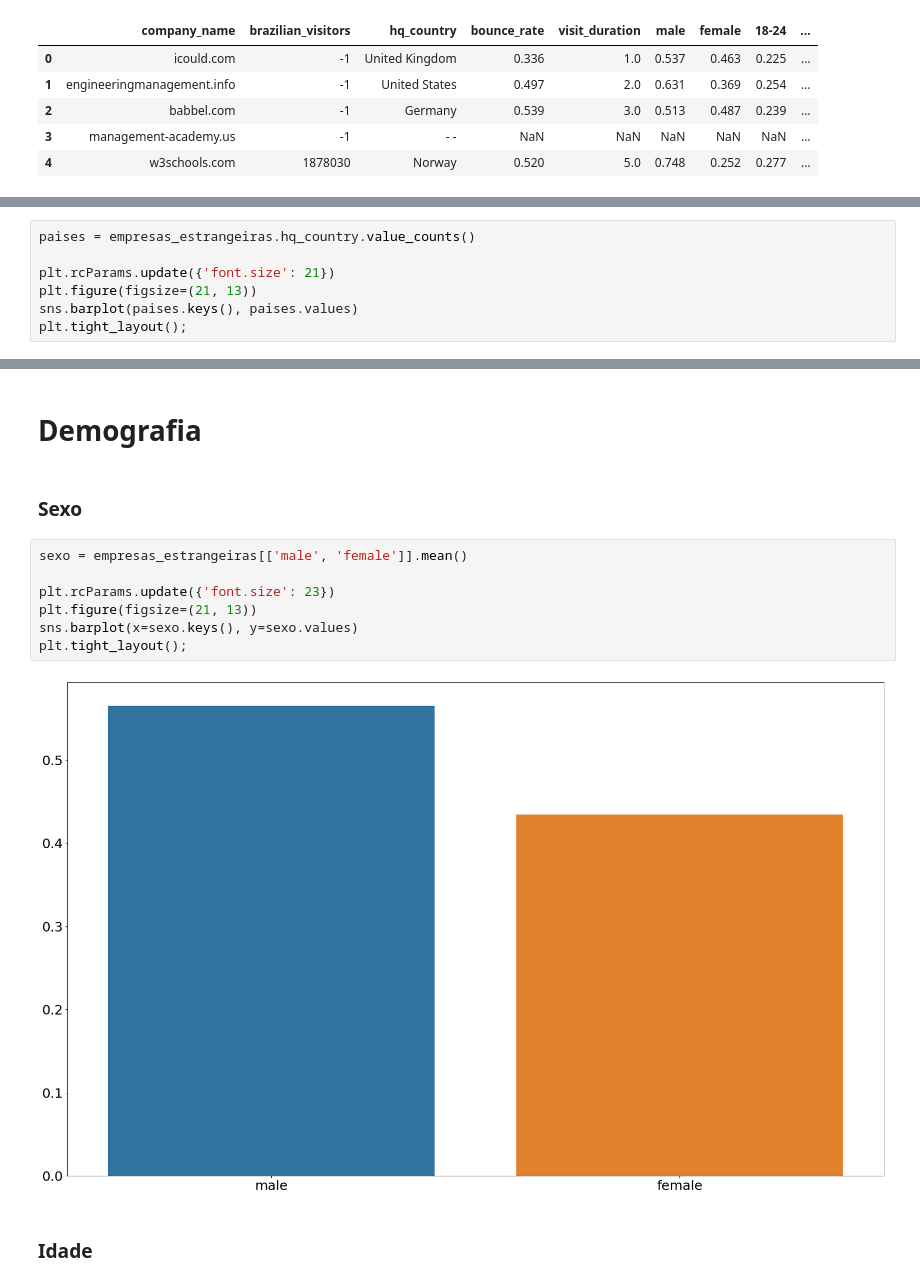
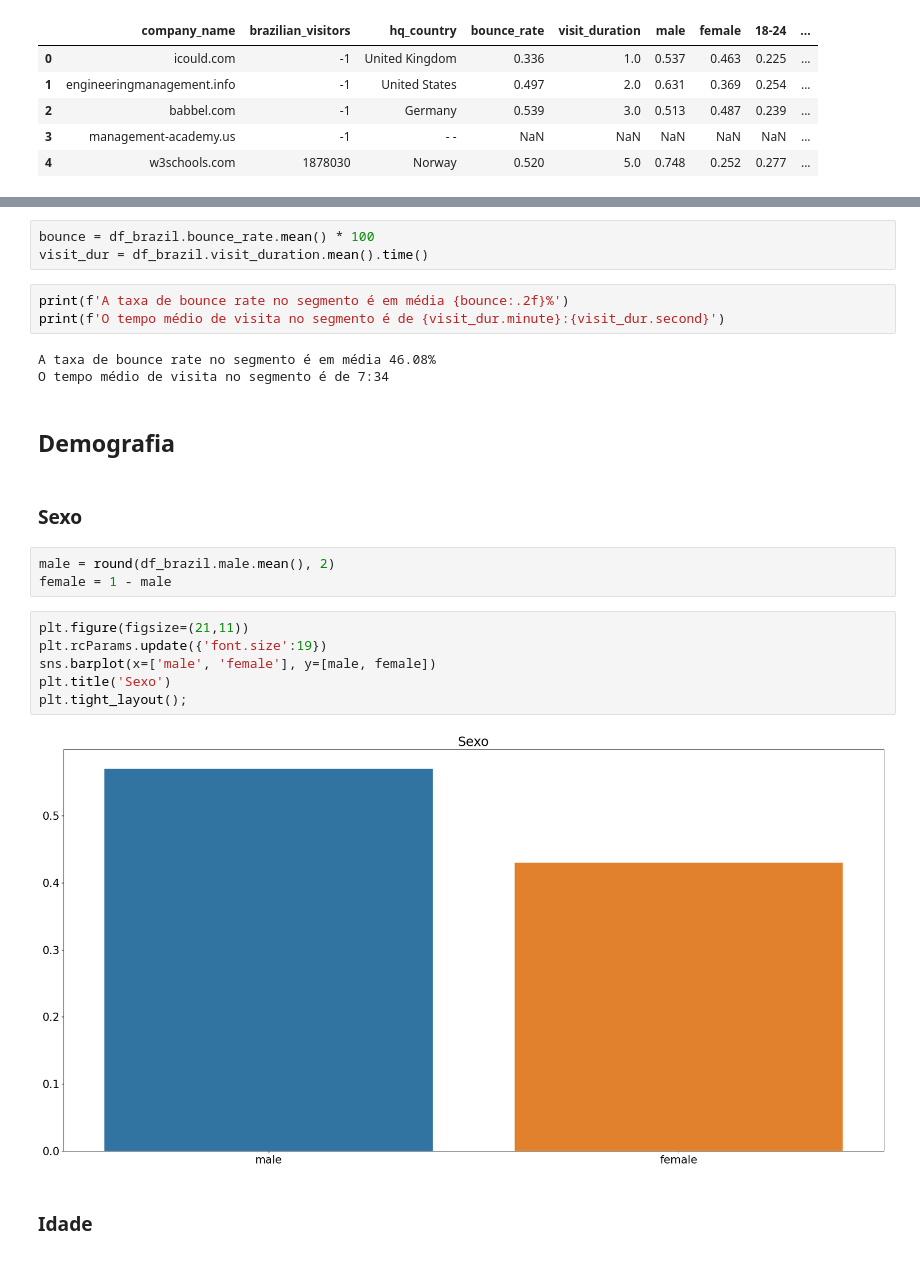
Before and after one commit to vitorsouton/estudo_mercado, a Jupyter notebook: fase2/elearning/notebooks/Analise.ipynb, the cells around one changed output, grey strips where cells are left out. Drawn from its saved outputs; the diff is of its cells as text.

```diff
--- a/fase2/elearning/notebooks/Analise.ipynb
+++ b/fase2/elearning/notebooks/Analise.ipynb
@@ -73,7 +68,0 @@ empresas_estrangeiras.visit_duration.mean()
-# %%
-paises = empresas_estrangeiras.hq_country.value_counts()
-
-plt.rcParams.update({'font.size': 21})
-plt.figure(figsize=(21, 13))
-sns.barplot(paises.keys(), paises.values)
-plt.tight_layout();
@@ -82,16 +69,27 @@ plt.tight_layout();
+# %%
+bounce = df_brazil.bounce_rate.mean() * 100
+visit_dur = df_brazil.visit_duration.mean().time()
+# %%
+print(f'A taxa de bounce rate no segmento é em média {bounce:.2f}%')
+print(f'O tempo médio de visita no segmento é de {visit_dur.minute}:{visit_dur.second}')
+# %% [output]
+A taxa de bounce rate no segmento é em média 46.08%
+O tempo médio de visita no segmento é de 7:34
 # %% [markdown]
-# Demografia
+## Demografia
 # %% [markdown]
 ### Sexo
 # %%
-sexo = empresas_estrangeiras[['male', 'female']].mean()
-
-plt.rcParams.update({'font.size': 23})
-plt.figure(figsize=(21, 13))
-sns.barplot(x=sexo.keys(), y=sexo.values)
-plt.tight_layout();
+male = round(df_brazil.male.mean(), 2)
+female = 1 - male
-# %% [output]
-[figure, removed]
+# %%
+plt.figure(figsize=(21,11))
+plt.rcParams.update({'font.size':19})
+sns.barplot(x=['male', 'female'], y=[male, female])
+plt.title('Sexo')
+plt.tight_layout();
+# %% [output]
+[figure, added]
 # %% [markdown]
 ### Idade
 # %%
```
Also changed, not shown: parts of 19 cells of this notebook, 6 other files.
